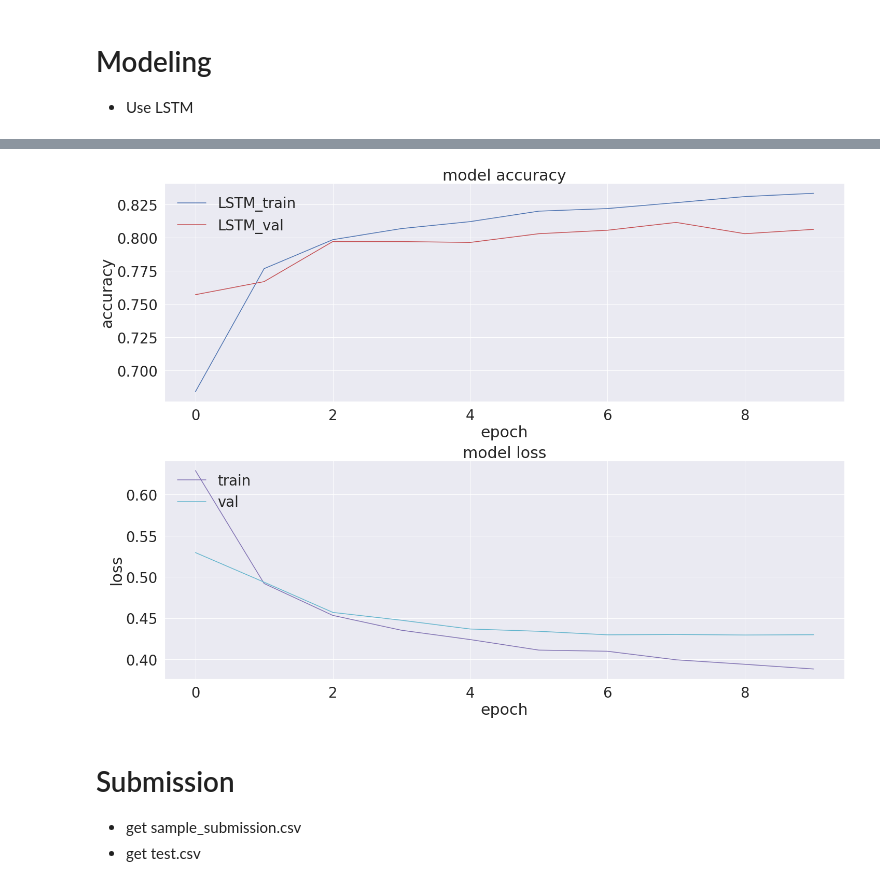
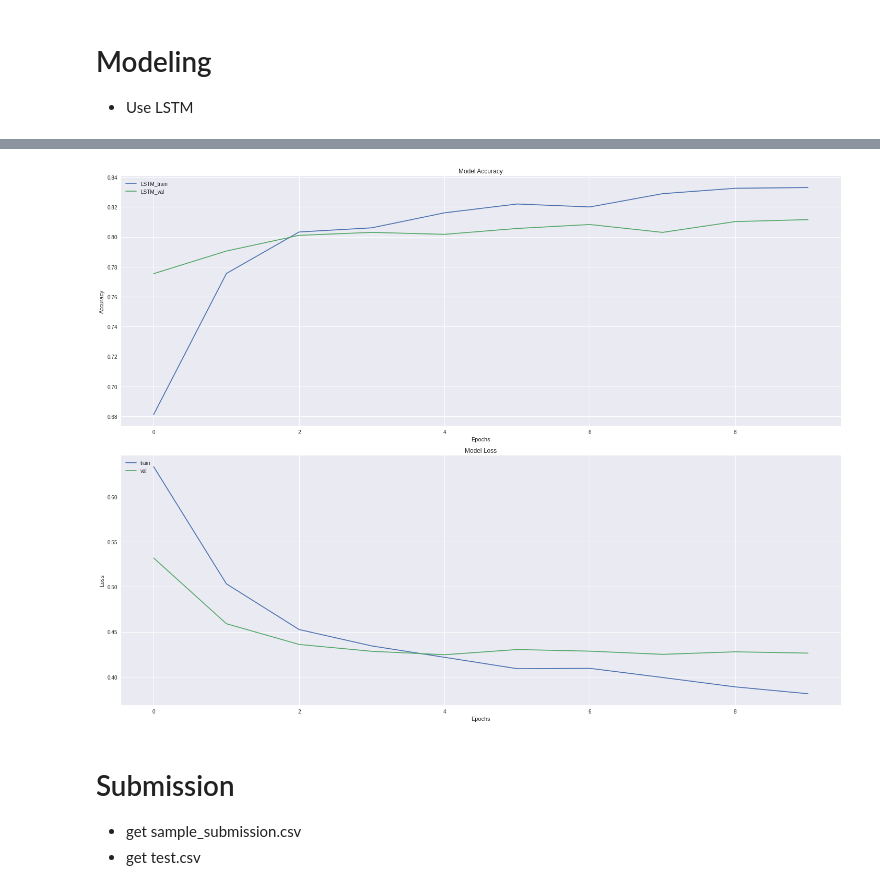
Before and after one commit to jerife/Kaggle, a Jupyter notebook: 05 Natural Language Processing with Disaster Tweets.ipynb, the cells around one changed output, grey strips where cells are left out. Cells and saved outputs as stored; diff of their text form; code cells hidden in the pictures.

```diff
--- a/05 Natural Language Processing with Disaster Tweets.ipynb
+++ b/05 Natural Language Processing with Disaster Tweets.ipynb
@@ -47,7 +47,6 @@ from sklearn.model_selection import train_test_split
 import matplotlib.pyplot as plt
 import seaborn as sns
 plt.style.use('seaborn')
-sns.set(font_scale=2.5)
 %matplotlib inline
 
 print("Tensorflow Version",tf.__version__)
@@ -202,0 +192,4 @@ plt.imshow(wc,interpolation = 'bilinear')
+# %%
+df['keyword'].fillna("", inplace = True)
+df['location'].fillna("unknow",inplace = True)
+df.isnull().sum()
@@ -436,26 +460,26 @@ Epoch 10/10
 # %%
 
 f,ax = plt.subplots(2,1,figsize=(20,15))
 
-ax[0].plot(history.history['accuracy'], c= 'b')
-ax[0].plot(history.history['val_accuracy'], c='r')
-ax[0].set_title('model accuracy')
-ax[0].set_ylabel('accuracy')
-ax[0].set_xlabel('epoch')
+ax[0].plot(history.history['accuracy'])
+ax[0].plot(history.history['val_accuracy'])
+ax[0].set_title('Model Accuracy')
+ax[0].set_ylabel('Accuracy')
+ax[0].set_xlabel('Epochs')
 ax[0].legend(['LSTM_train', 'LSTM_val'], loc='upper left')
 
 
-ax[1].plot(history.history['loss'], c='m')
-ax[1].plot(history.history['val_loss'], c='c')
-ax[1].set_title('model loss')
-ax[1].set_ylabel('loss')
-ax[1].set_xlabel('epoch')
+ax[1].plot(history.history['loss'])
+ax[1].plot(history.history['val_loss'])
+ax[1].set_title('Model Loss')
+ax[1].set_ylabel('Loss')
+ax[1].set_xlabel('Epochs')
 ax[1].legend(['train', 'val'], loc = 'upper left')
 
 f.tight_layout()
 plt.show()
 # %% [output]
-[figure, old version]
+[figure, new version]
 # %% [markdown]
 # Submission
 * get sample_submission.csv
```
Also changed, not shown: parts of 26 cells of this notebook.
